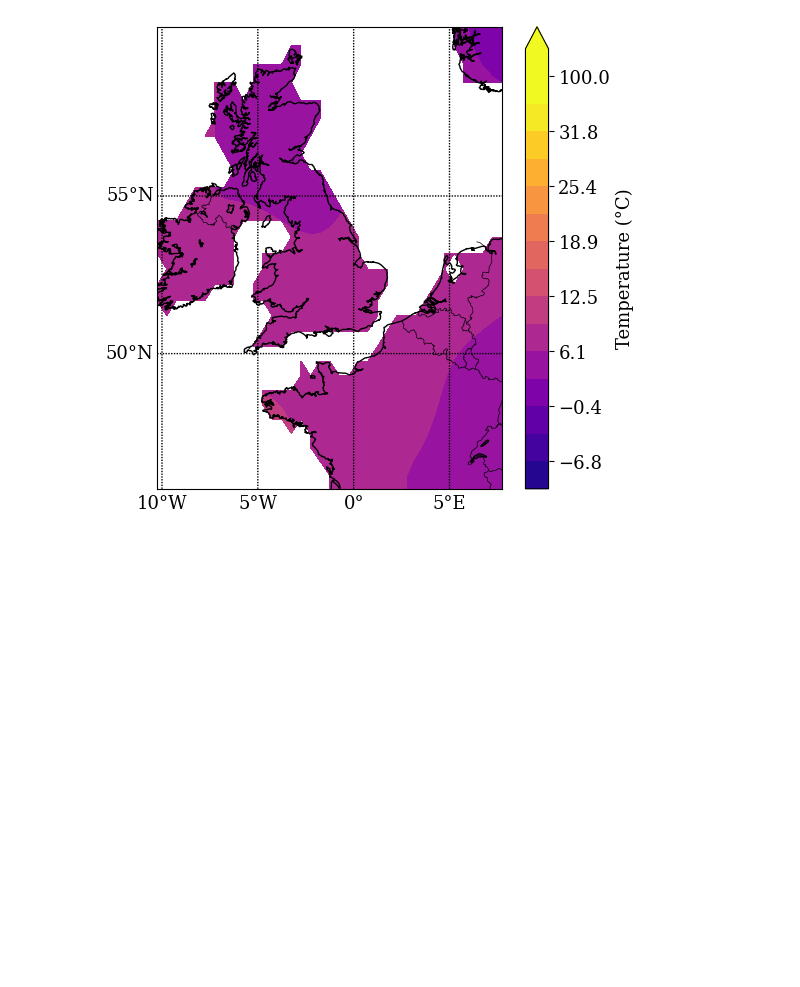
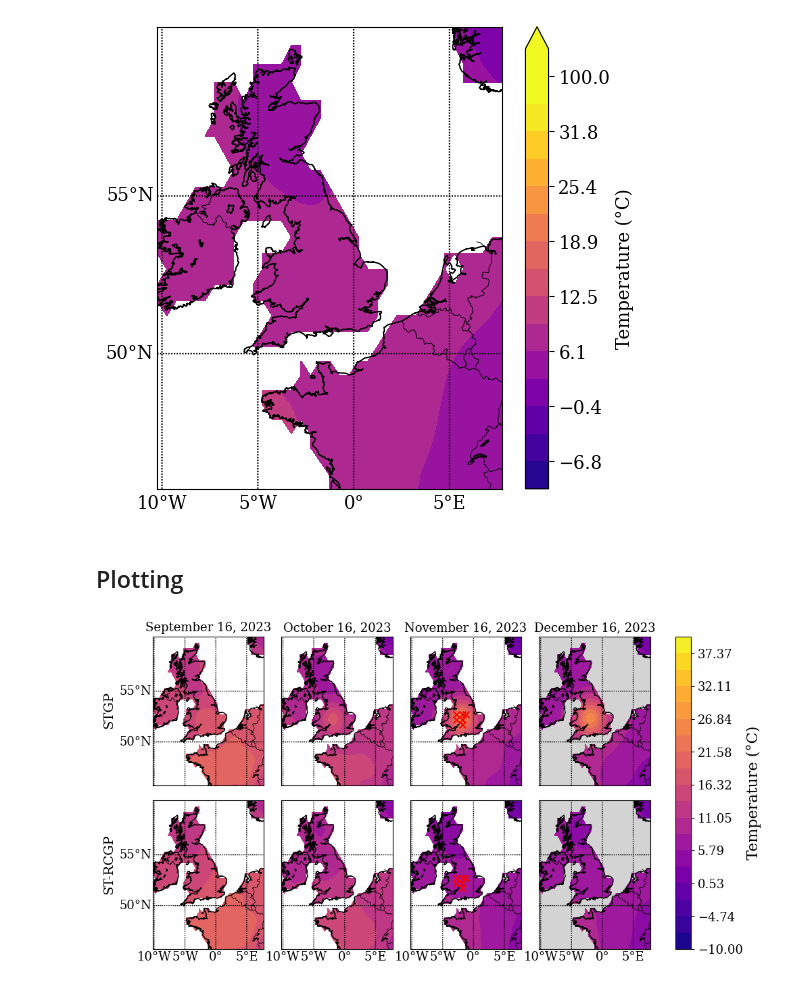
Before and after one commit to williamlaplante/ST-RCGP, a Jupyter notebook: experiments/weather-forecasting/model-fitting.ipynb, the cells around one changed output. Saved outputs shown, nothing was run; the diff lists cells and outputs as text; code cells hidden in the pictures; blank space fills up the shorter version.

```diff
--- a/experiments/weather-forecasting/model-fitting.ipynb
+++ b/experiments/weather-forecasting/model-fitting.ipynb
@@ -568,3 +569,5 @@ plot_temperature_map(df_rcgp_last_month, vmin=-10, vmax=35, pred_col="pred")
 # %% [output]
 [figure]
 [figure]
+# %% [markdown]
+## Plotting
@@ -570,0 +672,10 @@ plot_temperature_map(df_rcgp_last_month, vmin=-10, vmax=35, pred_col="pred")
+# %%
+plot_all_maps(list_dataframes0=[df_stgp_train_month, df_stgp_reg_month, df_stgp_outlier_month, df_stgp_last_month],
+              list_dataframes1=[df_rcgp_train_month, df_rcgp_reg_month, df_rcgp_outlier_month, df_rcgp_last_month],
+              df_test = df_test,
+              titles=df.time.unique()[-4:].tolist(),
+              vmin=-10,
+              vmax=40,
+              savefig=False)
+# %% [output]
+[figure, added]
```
Also changed, not shown: parts of 15 cells of this notebook, 4 other files.
